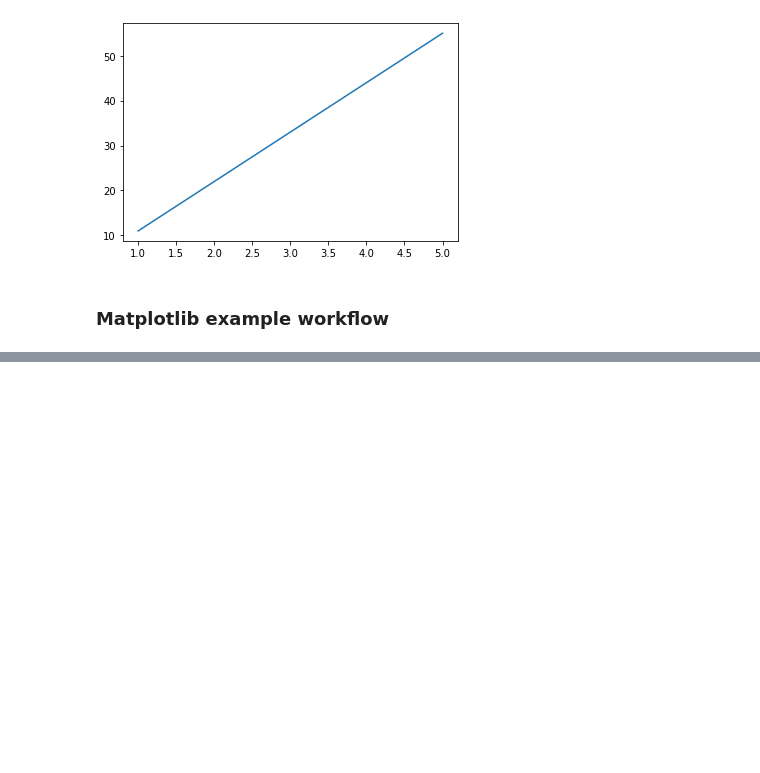
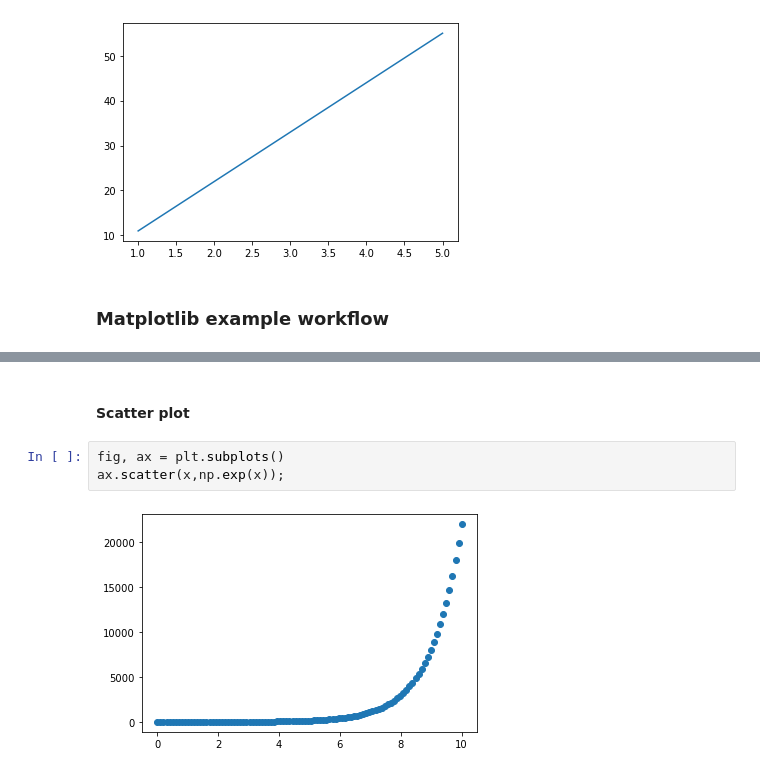
Before and after one commit to vishnuk7/MachineLearning, a Jupyter notebook: matplotlib/introduction-matplotlib.ipynb, the cells around one changed output, grey strips where cells are left out. Drawn from its saved outputs; the diff is of its cells as text; blank space fills up the shorter version.

```diff
--- a/matplotlib/introduction-matplotlib.ipynb
+++ b/matplotlib/introduction-matplotlib.ipynb
@@ -78,0 +98,7 @@ fig.savefig('img/sample.png')
+# %% [markdown]
+#### Scatter plot
+# %%
+fig, ax = plt.subplots()
+ax.scatter(x,np.exp(x));
+# %% [output]
+[figure, added]
```
Also changed, not shown: parts of 9 cells of this notebook.
